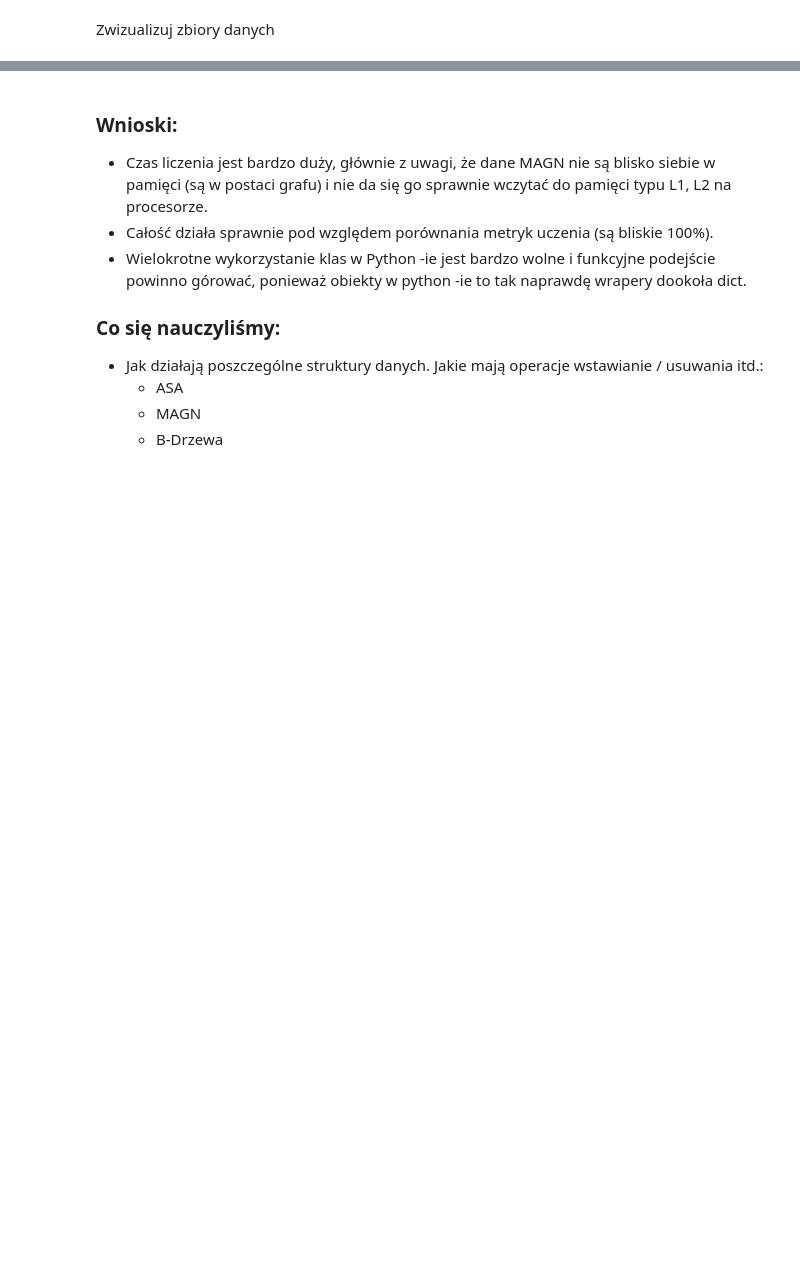
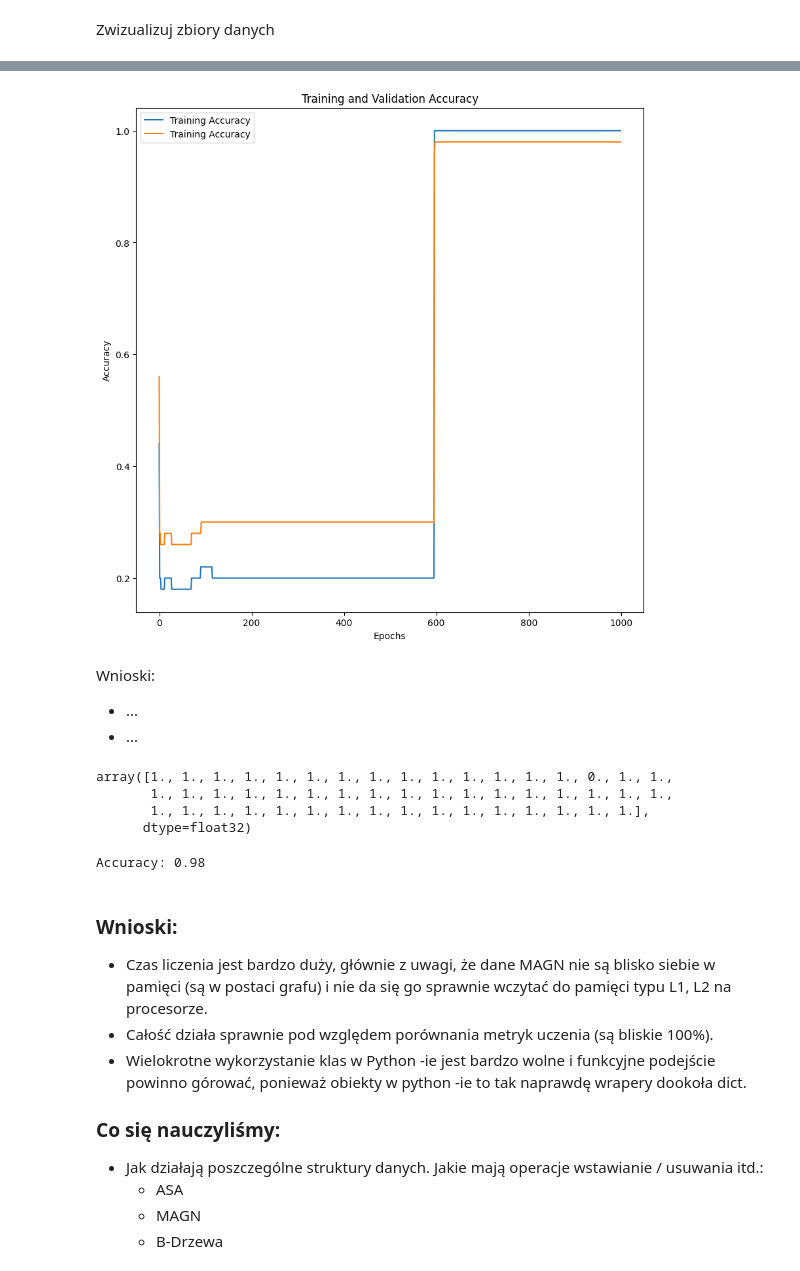
Before and after one commit to CaIiguIa/GGSN---MAGN, a Jupyter notebook: main.ipynb, the cells around one changed output, grey strips where cells are left out. Saved outputs shown, nothing was run; the diff lists cells and outputs as text; code cells hidden in the pictures; blank space fills up the shorter version.

```diff
--- a/main.ipynb
+++ b/main.ipynb
@@ -700,19 +730,44 @@ ValueError: too many values to unpack (expected 2)
 # %%
-def show_results(history) -> None:
+from typing import Dict
+
+
+def show_results(history_data: Dict[str, List[float]]) -> None:
     epochs = range(EPOCHS)
+
+    plt.plot(epochs, history_data['train'], label='Training Accuracy')
+    plt.plot(epochs, history_data['validate'], label='Training Accuracy')
+
+    plt.title('Training and Validation Accuracy')
+    plt.xlabel('Epochs')
+    plt.ylabel('Accuracy')
+
+    plt.legend()
+
+    plt.show()
+# %%
+show_results(history)
+# %% [output]
+[figure, added]
+# %% [markdown]
+Wnioski:
+- ...
+- ...
 # %%
 def calculate_metrics(test_set: pd.DataFrame) -> np.ndarray:
-    results: np.ndarray = np.zeros((len(test_set), 2), dtype=np.float32)
+    results: np.ndarray = np.zeros((len(test_set),), dtype=np.float32)
 
     for i, row in enumerate(test_set.iterrows()):
-        target = row["target"]
-        target_value = row[target]
+        target = pd.Series(row[len(row) - 1])
+        target_value = target['score']
 
-        row.drop("target", inplace=True)
+        target.drop("target", inplace=True)
 
-        predicted = magn.predict(row, 'score')
+        predicted = magn.predict(target, 'score')
         results[i] = float(target_value == predicted)
 
     return results
-
-metrics = calculate_metrics(validation_data)
+# %% [output]
+array([1., 1., 1., 1., 1., 1., 1., 1., 1., 1., 1., 1., 1., 1., 0., 1., 1.,
+       1., 1., 1., 1., 1., 1., 1., 1., 1., 1., 1., 1., 1., 1., 1., 1., 1.,
+       1., 1., 1., 1., 1., 1., 1., 1., 1., 1., 1., 1., 1., 1., 1., 1.],
+      dtype=float32)
@@ -719,10 +778,7 @@ metrics = calculate_metrics(validation_data)
 # %%
-metrics = calculate_metrics(validation_data)
-
-acc, loss = metrics[:, 0], metrics[:, 1]
-
-print(f'Accuracy: {acc.sum() / VALIDATION_SIZE}')
-print(f'Loss: {loss.sum()}')
+print(f'Accuracy: {metrics.sum() / VALIDATION_SIZE}')
+# %% [output]
+Accuracy: 0.98
 # %% [markdown]
 ### Wnioski:
 - Czas liczenia jest bardzo duży, głównie z uwagi, że dane MAGN nie są blisko siebie w pamięci (są w postaci grafu) i nie da się go sprawnie wczytać do pamięci typu L1, L2 na procesorze.
```
Also changed, not shown: parts of 11 cells of this notebook, 1 other file.
